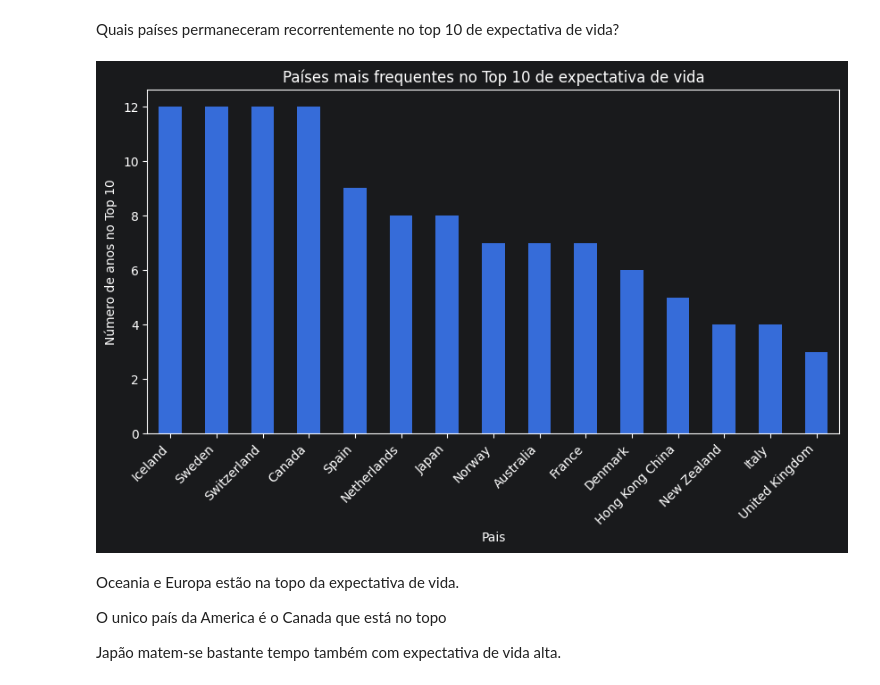
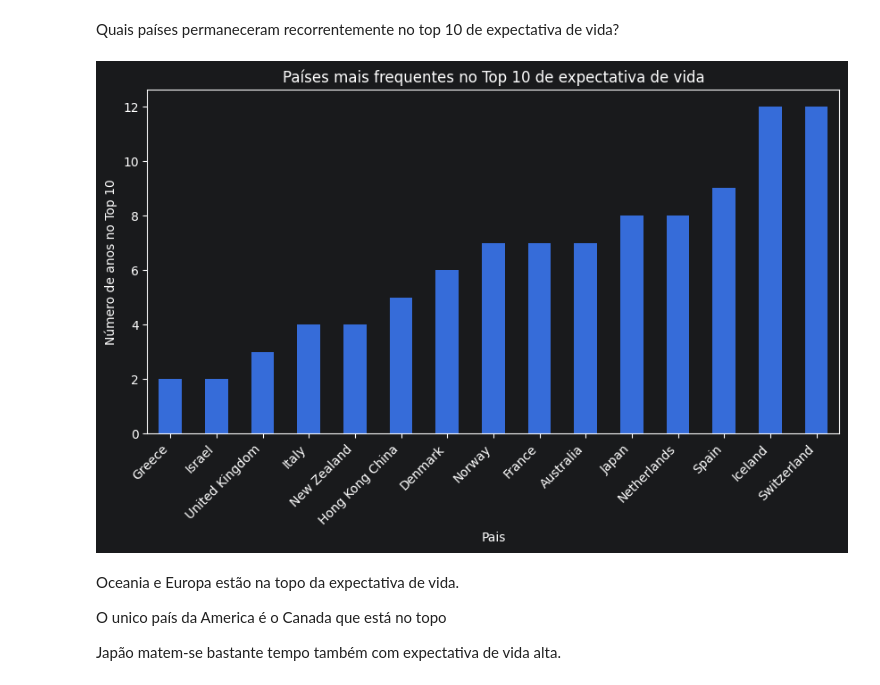
Before and after one commit to RodrigoEmygdio/TRABALHO_PYTHON_CIENCIAS_DADOS, a Jupyter notebook: notebook/Aanlise_Desenvolivmento_Humano.ipynb, the cells around one changed output. Cells and saved outputs as stored; diff of their text form; code cells hidden in the pictures.

```diff
--- a/notebook/Aanlise_Desenvolivmento_Humano.ipynb
+++ b/notebook/Aanlise_Desenvolivmento_Humano.ipynb
@@ -581,20 +584,65 @@ frequencia_top10.head(10)
 # %% [markdown]
 Quais países permaneceram recorrentemente no top 10 de expectativa de vida?
 # %%
-frequencia_top10.head(15).plot(
-    kind="bar",
-    x="country",
-    y="frequencia_top10",
-    legend=False,
-    figsize=(10,5),
+class Scale(Enum):
+    LOG='log',
+    LINEAR='linear'
+
+class ColumnPos(Enum):
+    X=0,
+    Y=1,
+
+
+class ColumnScale:
+    def __init__(self, coluna:ColumnPos,scale:Scale):
+        self.scale = scale
+        self.coluna = coluna
+
+
+def grafico_barra(
+        colunas: tuple[Coluna],
+        quantidade: int,
+        data_frame,
+        scale: ColumnScale=None,
+        title="",
+):
+    coluna_x,coluna_y  = colunas
+    sortable_by: str
+
+    for coluna in colunas:
+        if coluna.sortable:
+            sortable_by = coluna.nome_coluna
+            break
+
+    data_frame.sort_values(by=sortable_by).head(quantidade).plot(
+        kind="bar",
+        x=coluna_x.nome_coluna,
+        y=coluna_y.nome_coluna,
+        legend=False,
+        figsize=(10, 5),
+    )
+    if scale is not None:
+        if scale.coluna == ColumnPos.X:
+            plt.xscale(scale.scale.value[0])
+        elif scale.coluna == ColumnPos.Y:
+            plt.yscale(scale.scale.value[0])
+
+    plt.title(title)
+    plt.xlabel(coluna_x.label)
+    plt.ylabel(coluna_y.label)
+    plt.xticks(rotation=45, ha='right')
+    plt.show()
+
+
+
+grafico_barra(
+    (Coluna(nome_coluna="country",label="Pais",sortable=False),Coluna(nome_coluna="frequencia_top10",label="Número de anos no Top 10",sortable=True)),
+    quantidade=15,
+    data_frame=frequencia_top10,
+     title="Países mais frequentes no Top 10 de expectativa de vida", scale=None
 )
-plt.title("Países mais frequentes no Top 10 de expectativa de vida")
-plt.xlabel("Pais")
-plt.ylabel("Número de anos no Top 10")
-plt.xticks(rotation=45, ha='right')
-plt.show()
 # %% [output]
-[figure, old version]
+[figure, new version]
 # %% [markdown]
 Oceania e Europa estão na topo da expectativa de vida.
 
```
Also changed, not shown: parts of 22 cells of this notebook.
